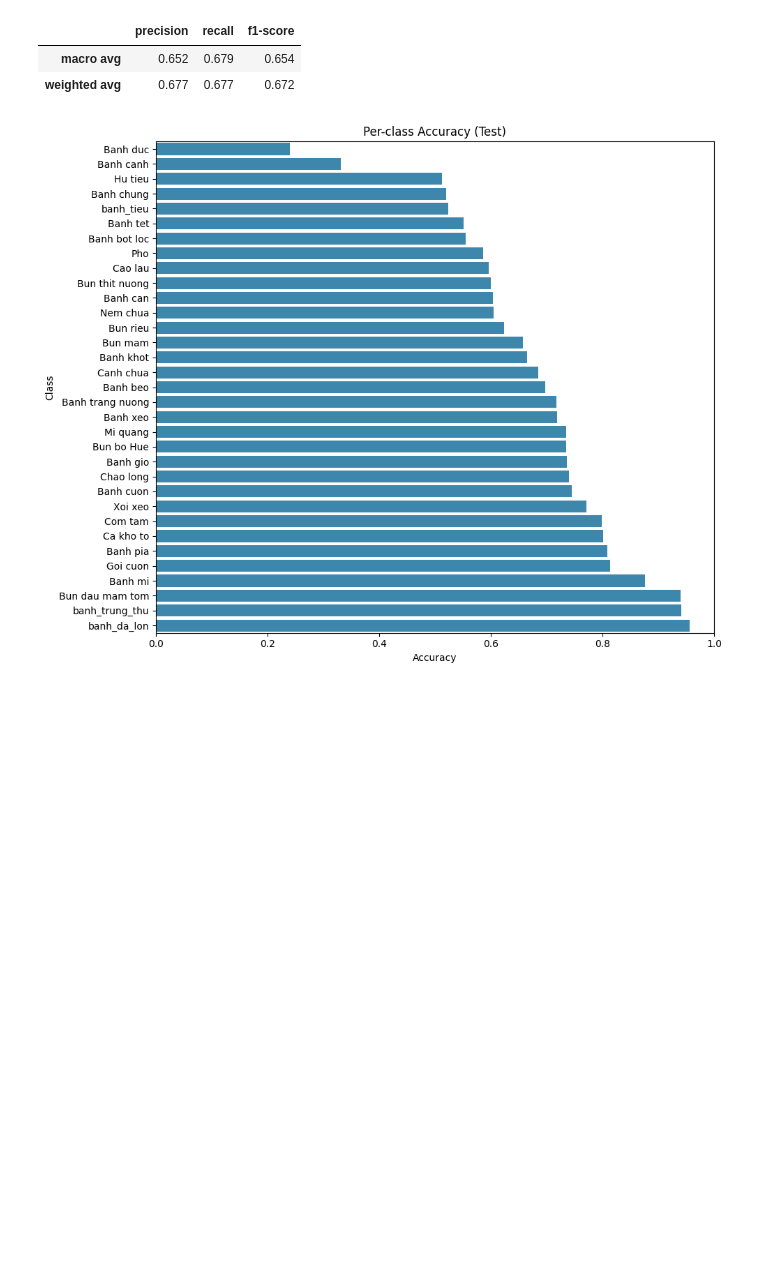
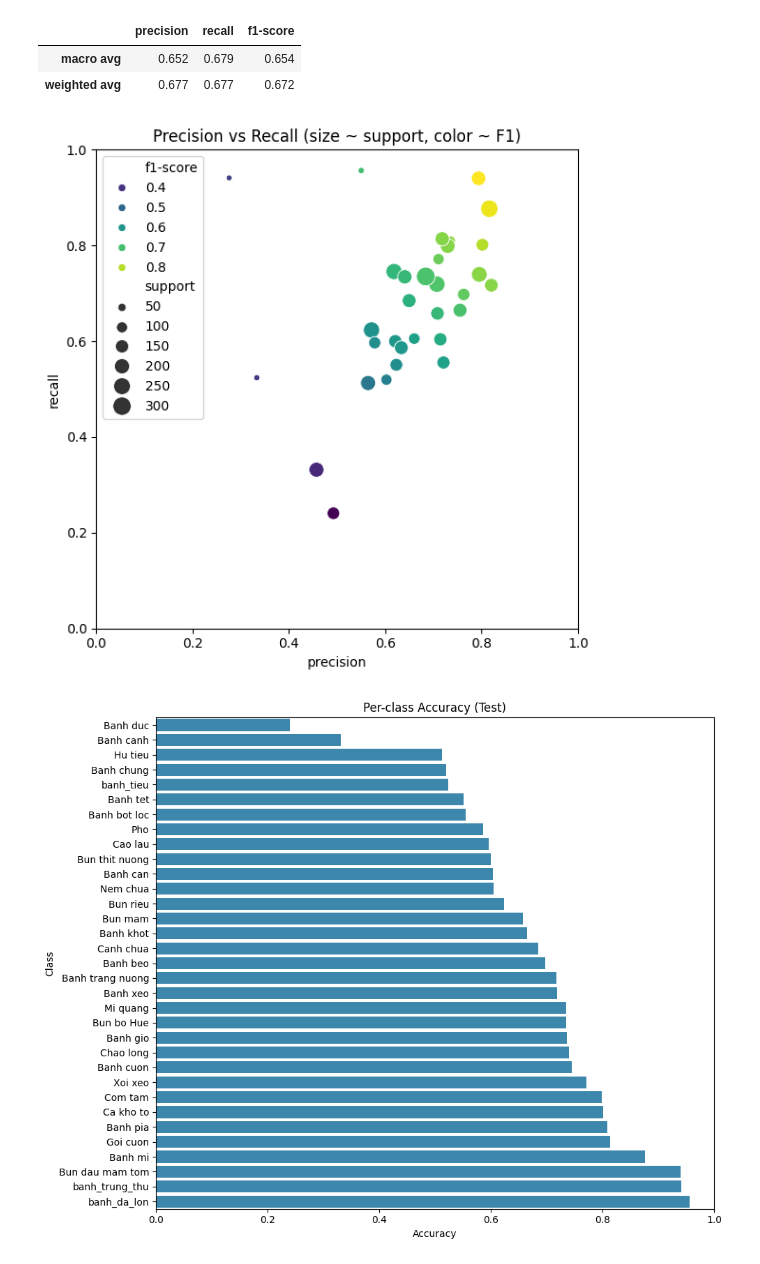
Before and after one commit to quangthai87vn/DL-DuDoan33MonAnVietNam, a Jupyter notebook: evaluate_model.ipynb, the cells around one changed output. Cells and saved outputs as stored; diff of their text form; code cells hidden in the pictures; blank space fills up the shorter version.

```diff
--- a/evaluate_model.ipynb
+++ b/evaluate_model.ipynb
@@ -0,0 +44,11 @@
+# %%
+import torch, sys
+print("Python:", sys.version)
+print("Torch:", torch.__version__, "| CUDA build:", torch.version.cuda)
+print("CUDA available:", torch.cuda.is_available())
+if torch.cuda.is_available():
+    print("GPU:", torch.cuda.get_device_name(0))
+    x = torch.rand(20000, 20000, device='cuda')
+    y = x @ x
+    torch.cuda.synchronize()
+    print("GPU matmul OK")
@@ -76,16 +337,13 @@ device = 'cuda' if torch.cuda.is_available() else 'cpu'
 IMG_SIZE   = 224
 BATCH_SIZE = 32
 
-# Đổi thư mục nếu bạn để nơi khác
-TEST_DIR = r"C:/TRAIN/Deep Learning/vietnamese-foods/Images/Test"
-
 # Transform giống lúc train/infer
 test_transform = transforms.Compose([
     transforms.Resize((IMG_SIZE, IMG_SIZE)),
     transforms.ToTensor(),                 # nếu lúc train có Normalize thì thêm Normalize vào đây
 ])
 
-test_set   = ImageFolder(TEST_DIR, transform=test_transform)
+test_set   = ImageFolder(root_test, transform=test_transform)
 test_loader= DataLoader(test_set, batch_size=BATCH_SIZE, shuffle=False)
 CLASS_NAMES= test_set.classes
 NUM_CLASSES= len(CLASS_NAMES)
@@ -278,6 +536,14 @@ Tóm tắt macro & weighted
 |  | precision | recall | f1-score |
 | macro avg | 0.652 | 0.679 | 0.654 |
 | weighted avg | 0.677 | 0.677 | 0.672 |
+# %%
+plt.figure(figsize=(6,6))
+sns.scatterplot(data=df_cls, x='precision', y='recall', size='support', hue='f1-score', palette='viridis', sizes=(20, 200))
+plt.xlim(0,1); plt.ylim(0,1)
+plt.title('Precision vs Recall (size ~ support, color ~ F1)')
+plt.tight_layout(); plt.show()
+# %% [output]
+[figure, added]
 # %%
 # %% 4. Per-class accuracy barplot
 per_class_acc = (cm.diagonal() / cm.sum(axis=1)).astype(float)  # NaN nếu lớp không có mẫu
```
Also changed, not shown: parts of 16 cells of this notebook, 2 other files.
